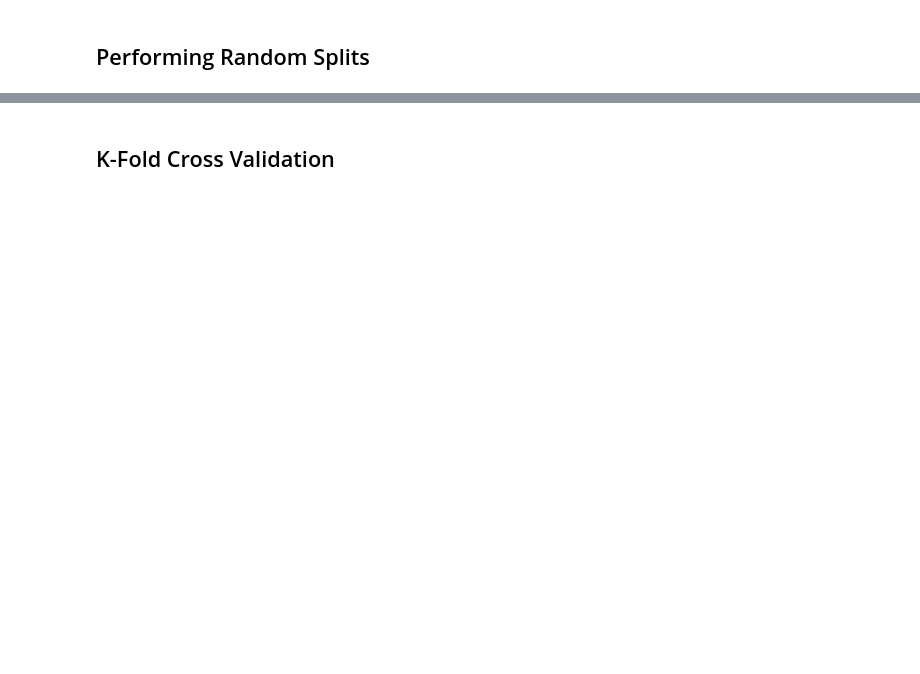
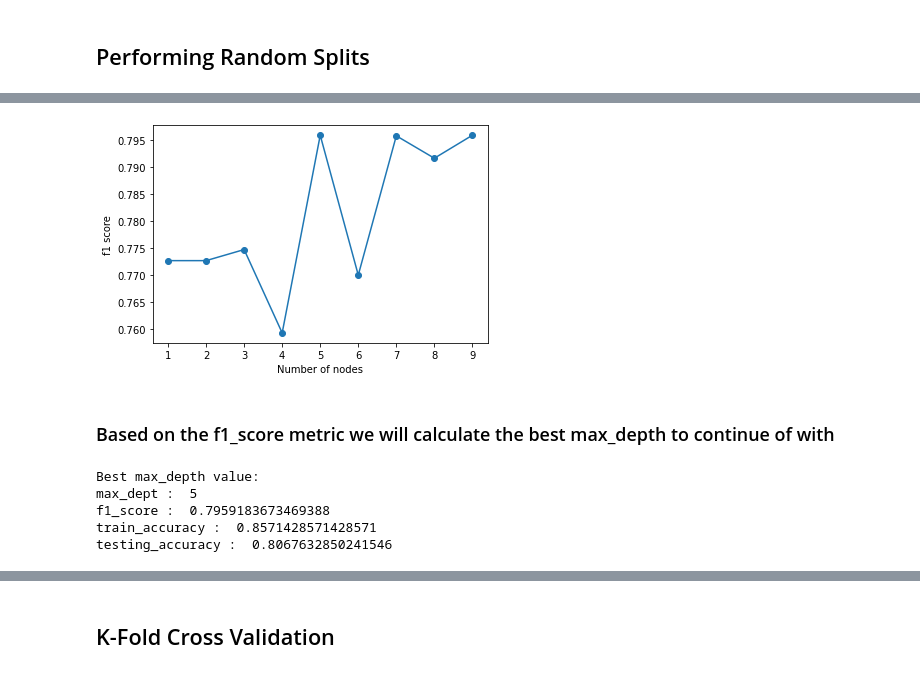
Before and after one commit to dhritix1999/ML-Rainfall-Forecasting-Model, a Jupyter notebook: Assignment2.ipynb, the cells around one changed output, grey strips where cells are left out. Drawn from its saved outputs; the diff is of its cells as text; code cells hidden in the pictures; blank space fills up the shorter version.

```diff
--- a/Assignment2.ipynb
+++ b/Assignment2.ipynb
@@ -55,0 +160,25 @@ for i in range(10):
+# %%
+#plotting f1 score graph
+plt.xlabel("Number of nodes")
+plt.ylabel("f1 score")
+plt.plot(max_depth_values, f1_scores,'-o')
+plt.show()
+# %% [output]
+[figure, added]
+# %% [markdown]
+### Based on the f1_score metric we will calculate the best max_depth to continue of with
+# %%
+print("Best max_depth value:")
+max_f1_score = max(f1_scores)
+index = f1_scores.index(max_f1_score)
+best_max_depth = max_depth_values[index]
+print('max_dept : ', best_max_depth)
+print('f1_score : ', max_f1_score)
+print('train_accuracy : ', train_scores[index])
+print('testing_accuracy : ', test_scores[index])
+# %% [output]
+Best max_depth value:
+max_dept :  5
+f1_score :  0.7959183673469388
+train_accuracy :  0.8571428571428571
+testing_accuracy :  0.8067632850241546
```
Also changed, not shown: parts of 16 cells of this notebook.
